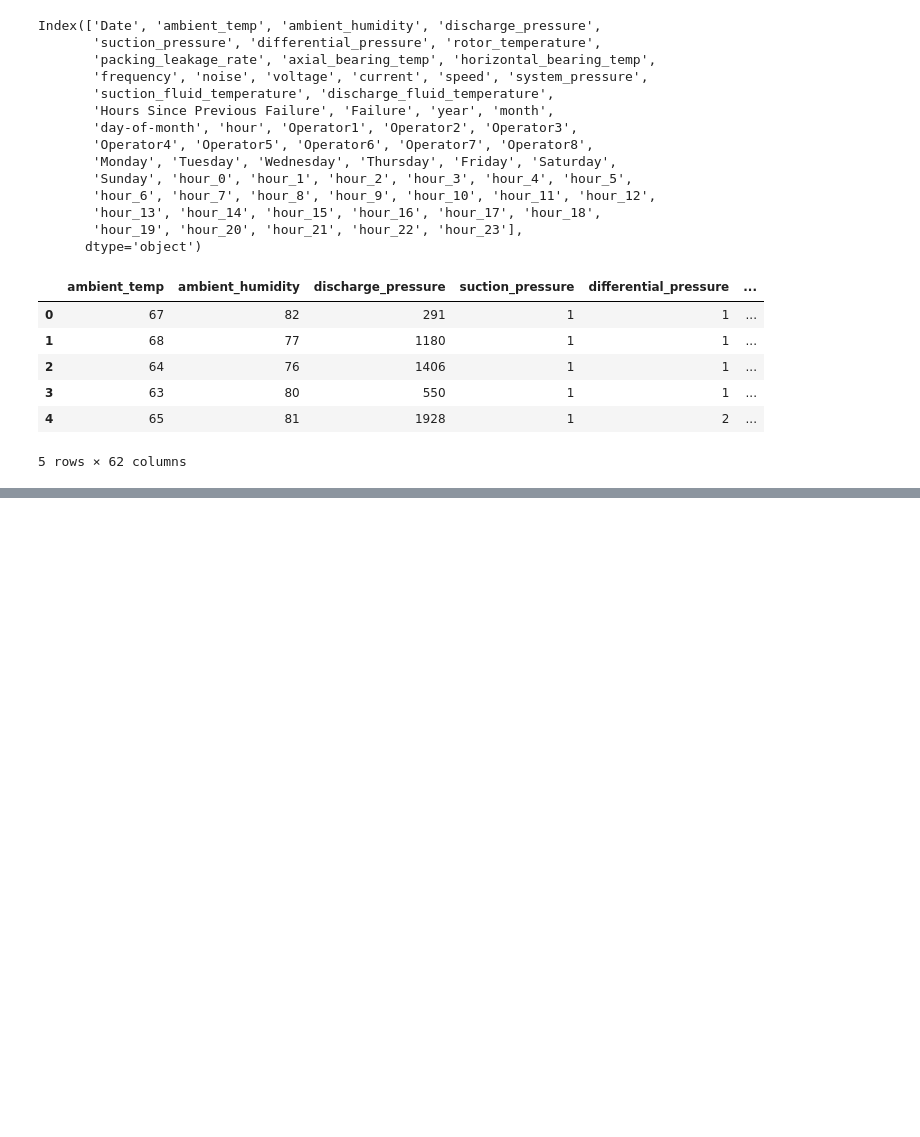
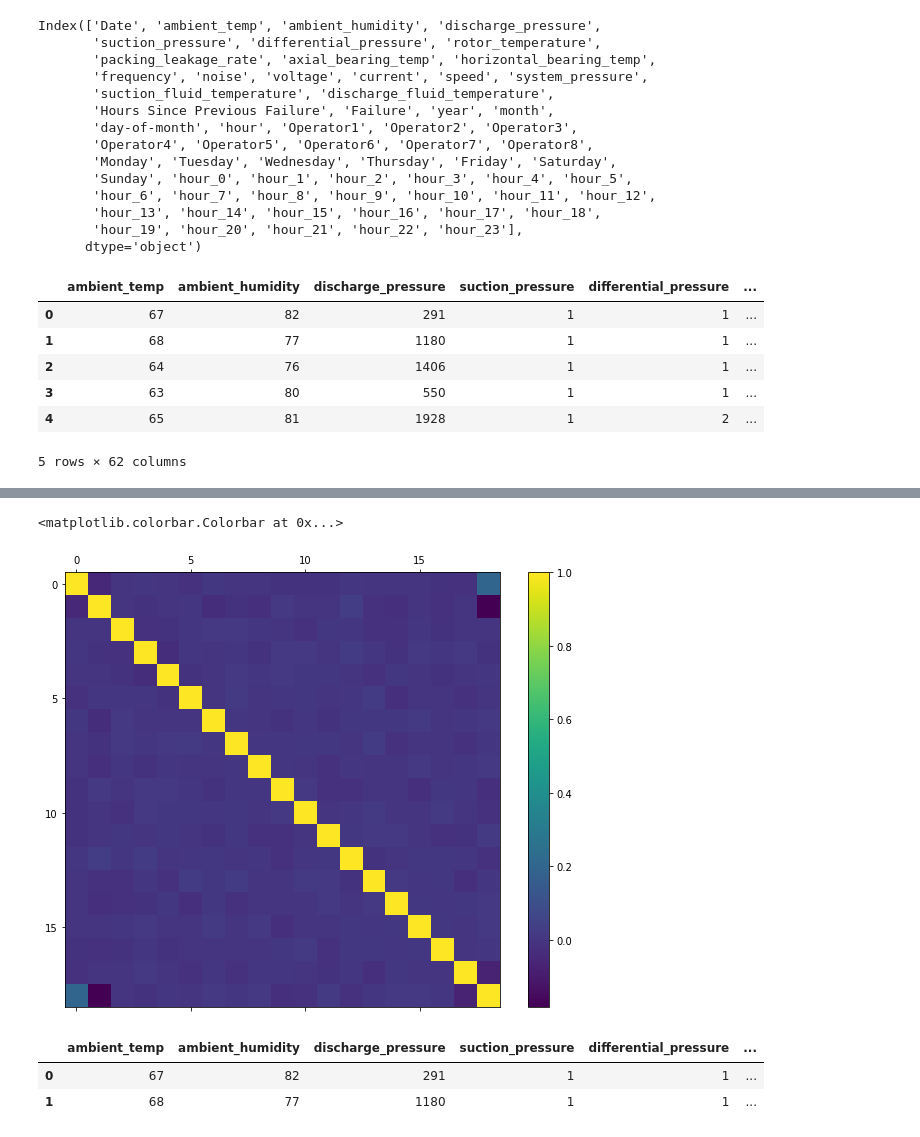
Before and after one commit to kurtrm/predicting_equipment_failure, a Jupyter notebook: notebooks/equipment_failure_notebook.ipynb, the cells around one changed output, grey strips where cells are left out. Cells and saved outputs as stored; diff of their text form; code cells hidden in the pictures; blank space fills up the shorter version.

Commit message:
Making sure transformers work. Got up to dummies.

```diff
--- a/notebooks/equipment_failure_notebook.ipynb
+++ b/notebooks/equipment_failure_notebook.ipynb
@@ -127,4 +212,4 @@ equipment_df.head()
 | 4 | 2016-01-01 04:00:00 | 65 | 81 | 1928 | 1 | 2 | ... |
 5 rows × 33 columns
 # %%
-week_dummies = pd.get_dummies(equipment_df['day-of-week'])
+week_dummies = pd.get_dummies(scaled['Operator', 'day-of-week'])
@@ -235,0 +299,7 @@ final.corr()
+# %%
+fig, ax = plt.subplots(figsize=(10, 8))
+matrix = ax.matshow(final.iloc[:, :19].corr())
+fig.colorbar(matrix)
+# %% [output]
+<matplotlib.colorbar.Colorbar at 0x...>
+[figure, added]
@@ -235,0 +308,6 @@ final.corr()
+# %%
+sans_labels.loc[:1, 'ambient_temp': 'Hours Since Previous Failure']
+# %% [output]
+|  | ambient_temp | ambient_humidity | discharge_pressure | suction_pressure | differential_pressure | ... |
+| 0 | 67 | 82 | 291 | 1 | 1 | ... |
+| 1 | 68 | 77 | 1180 | 1 | 1 | ... |
```
Also changed, not shown: parts of 18 cells of this notebook, 1 other file.
